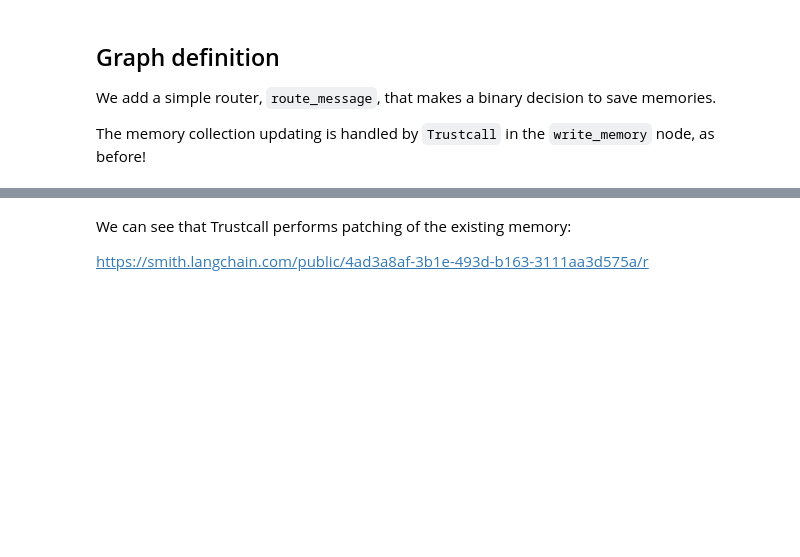
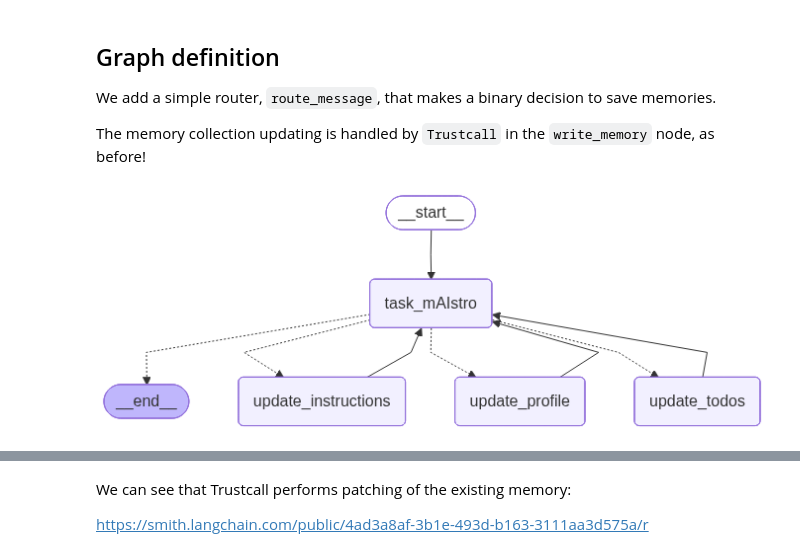
Before and after one commit to subair99/langchain, a Jupyter notebook: 3-langgraph_intro/module-5/1-memory_agent-ollama.ipynb, the cells around one changed output, grey strips where cells are left out. Saved outputs shown, nothing was run; the diff lists cells and outputs as text; code cells hidden in the pictures; blank space fills up the shorter version.

```diff
--- a/3-langgraph_intro/module-5/1-memory_agent-ollama.ipynb
+++ b/3-langgraph_intro/module-5/1-memory_agent-ollama.ipynb
@@ -263,10 +281,10 @@ from langgraph.graph import StateGraph, MessagesState, END, START
 from langgraph.store.base import BaseStore
 from langgraph.store.memory import InMemoryStore
 
-from langchain_openai import ChatOpenAI
+from langchain_ollama import ChatOllama
 
 # Initialize the model
-model = ChatOpenAI(model="gpt-4o", temperature=0)
+model = ChatOllama(model="qwen3:8b", temperature=0)
 
 # User profile schema
 class Profile(BaseModel):
@@ -405,7 +423,7 @@ def task_mAIstro(state: MessagesState, config: RunnableConfig, store: BaseStore)
     system_msg = MODEL_SYSTEM_MESSAGE.format(user_profile=user_profile, todo=todo, instructions=instructions)
 
     # Respond using memory as well as the chat history
-    response = model.bind_tools([UpdateMemory], parallel_tool_calls=False).invoke([SystemMessage(content=system_msg)]+state["messages"])
+    response = model.bind_tools([UpdateMemory]).invoke([SystemMessage(content=system_msg)] + state["messages"])
 
     return {"messages": [response]}
 
@@ -538,33 +556,35 @@ def route_message(state: MessagesState, config: RunnableConfig, store: BaseStore
         elif tool_call['args']['update_type'] == "instructions":
             return "update_instructions"
         else:
             raise ValueError
 
 # Create the graph + all nodes
 builder = StateGraph(MessagesState)
 
 # Define the flow of the memory extraction process
 builder.add_node(task_mAIstro)
 builder.add_node(update_todos)
 builder.add_node(update_profile)
 builder.add_node(update_instructions)
 builder.add_edge(START, "task_mAIstro")
 builder.add_conditional_edges("task_mAIstro", route_message)
 builder.add_edge("update_todos", "task_mAIstro")
 builder.add_edge("update_profile", "task_mAIstro")
 builder.add_edge("update_instructions", "task_mAIstro")
 
 # Store for long-term (across-thread) memory
 across_thread_memory = InMemoryStore()
 
 # Checkpointer for short-term (within-thread) memory
 within_thread_memory = MemorySaver()
 
 # We compile the graph with the checkpointer and store
 graph = builder.compile(checkpointer=within_thread_memory, store=across_thread_memory)
 
 # View
 display(Image(graph.get_graph(xray=1).draw_mermaid_png()))
+# %% [output]
+[figure, added]
 # %%
 # We supply a thread ID for short-term (within-thread) memory
 # We supply a user ID for long-term (across-thread) memory
```
Also changed, not shown: parts of 13 cells of this notebook.
